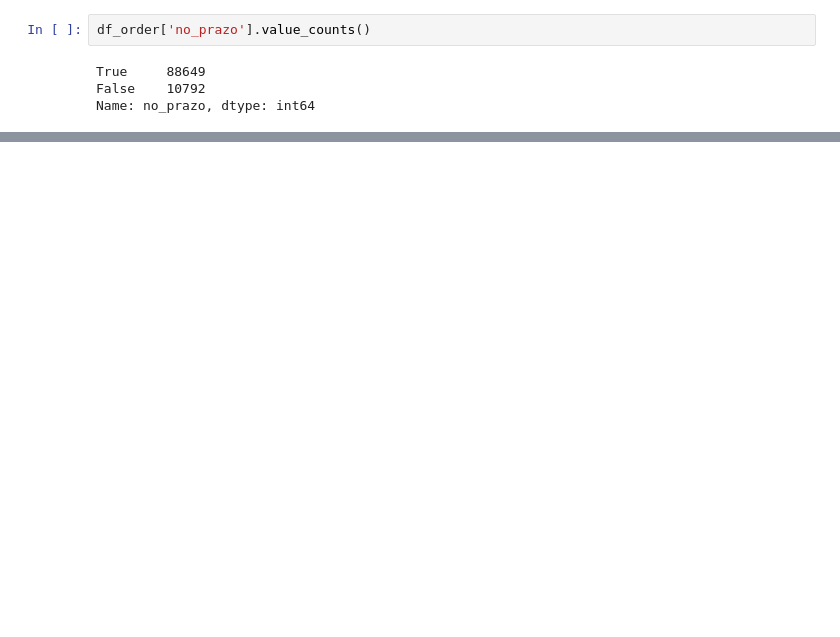
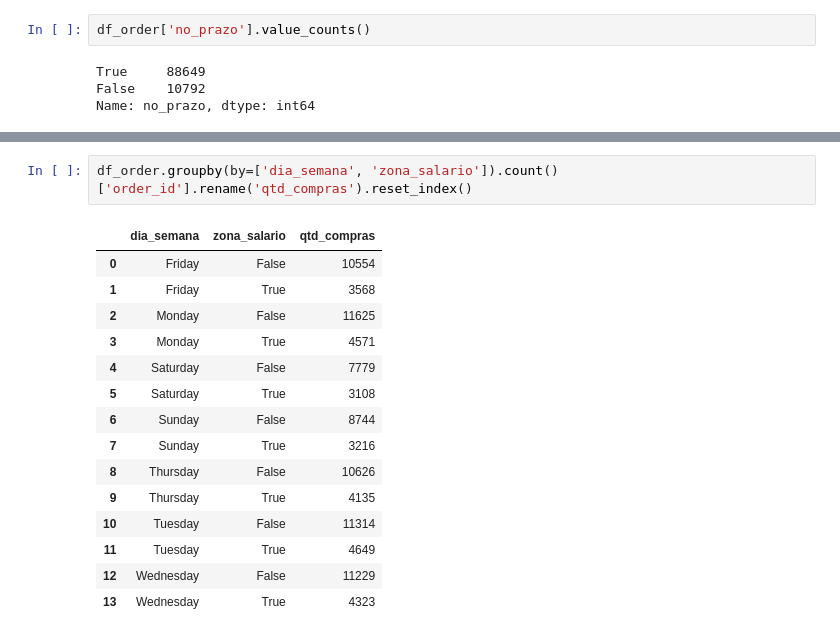
Before and after one commit to CarlosSeverian/Intro_Ciencia_Dados_2021, a Jupyter notebook: ICD_Aula_1_Olist.ipynb, the cells around one changed output, grey strips where cells are left out. Saved outputs shown, nothing was run; the diff lists cells and outputs as text; blank space fills up the shorter version.

```diff
--- a/ICD_Aula_1_Olist.ipynb
+++ b/ICD_Aula_1_Olist.ipynb
@@ -227,0 +280,18 @@ fig.show()
+# %%
+df_order.groupby(by=['dia_semana', 'zona_salario']).count()['order_id'].rename('qtd_compras').reset_index()
+# %% [output]
+|  | dia_semana | zona_salario | qtd_compras |
+| 0 | Friday | False | 10554 |
+| 1 | Friday | True | 3568 |
+| 2 | Monday | False | 11625 |
+| 3 | Monday | True | 4571 |
+| 4 | Saturday | False | 7779 |
+| 5 | Saturday | True | 3108 |
+| 6 | Sunday | False | 8744 |
+| 7 | Sunday | True | 3216 |
+| 8 | Thursday | False | 10626 |
+| 9 | Thursday | True | 4135 |
+| 10 | Tuesday | False | 11314 |
+| 11 | Tuesday | True | 4649 |
+| 12 | Wednesday | False | 11229 |
+| 13 | Wednesday | True | 4323 |
```
Also changed, not shown: parts of 56 cells of this notebook.
